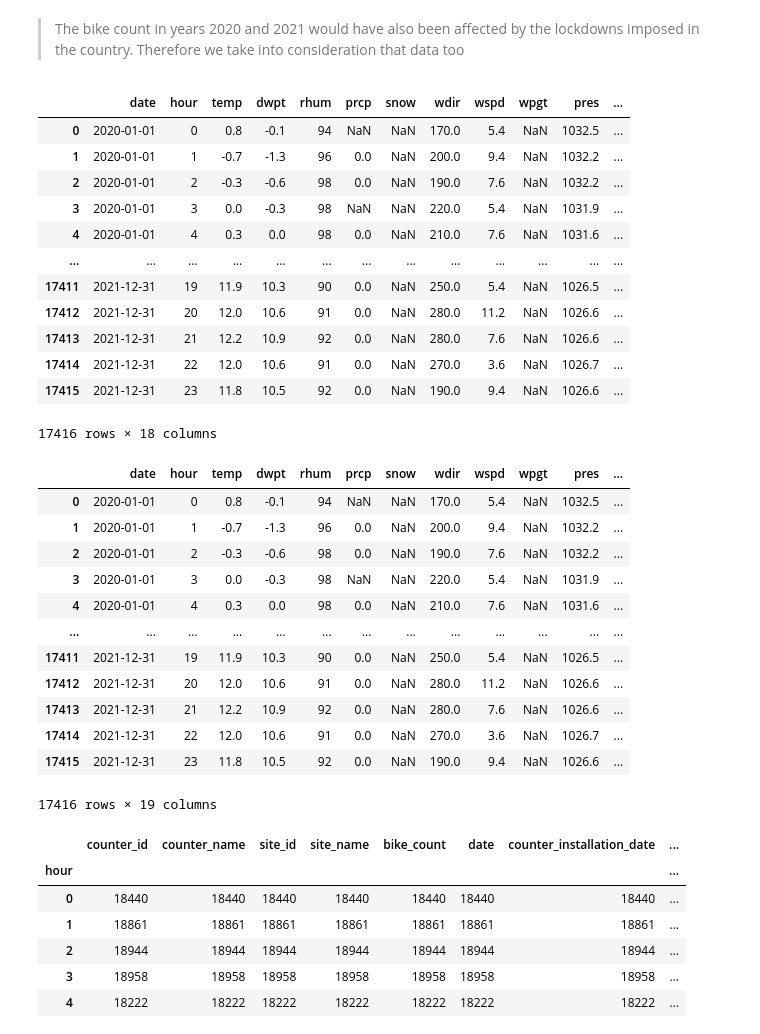
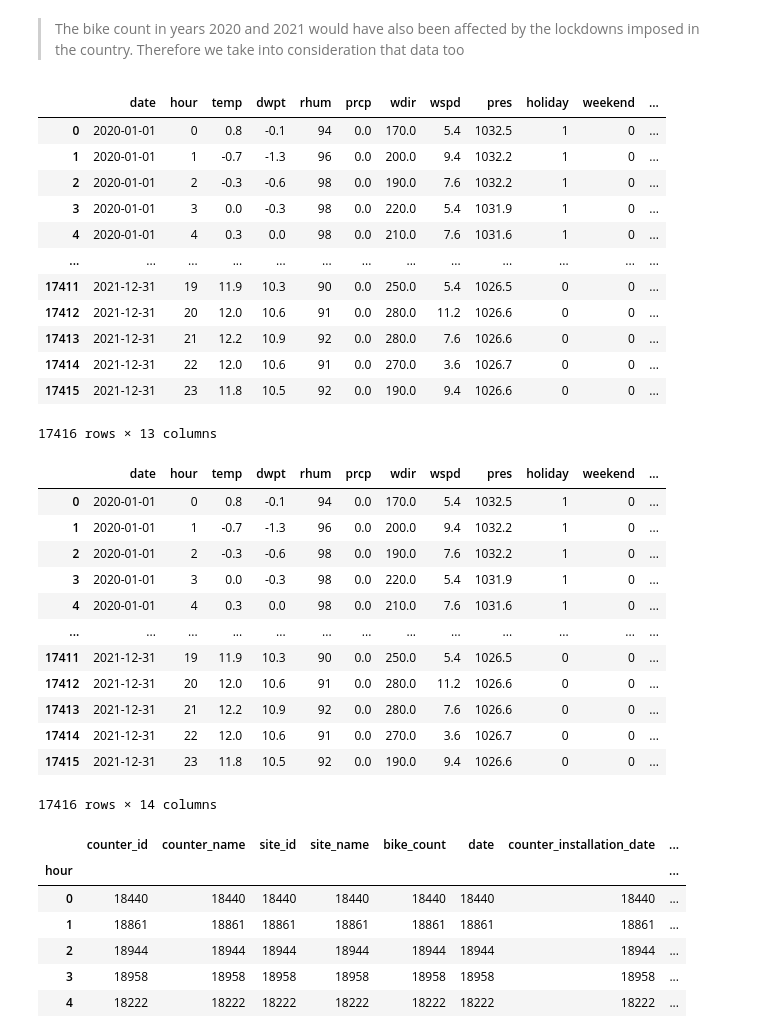
Before and after one commit to harshitshangari/Python_DS_Project, a Jupyter notebook: EDA.ipynb, the cells around one changed output. Drawn from its saved outputs; the diff is of its cells as text; code cells hidden in the pictures.

```diff
--- a/EDA.ipynb
+++ b/EDA.ipynb
@@ -21,4 +135,4 @@ test_data = pd.read_parquet(Path("data") / "test.parquet")
 # %%
 #get external(weather) data for 2020 and 2021
-df1 = pd.read_csv('2020.csv')
-df2 = pd.read_csv('2021.csv')
+df1 = pd.read_csv(Path("Final_Files") / "2020.csv")
+df1 = pd.read_csv(Path("Final_Files") / "2021.csv")
@@ -41,3 +245,9 @@ df2
+# %%
+df1 = df1.drop(columns=['snow', 'wpgt','tsun','coco'], axis=1)
+df1 = df1.fillna(method='bfill')
+# %%
+df2 = df2.drop(columns=['snow', 'wpgt','tsun','Coco'], axis=1)
+df2 = df2.fillna(method='bfill')
 # %% [markdown]
 > Apart from weather, the cyclist traffic will also depend on specific days such as weekday/weekend of public hoplidays, so we will add that data accordingly
 # %%
@@ -123,45 +364,47 @@ weather.lockdown2 = weather.lockdown2.replace([True, False], [1, 0])
 # %%
 weather
 # %% [output]
-|  | date | hour | temp | dwpt | rhum | prcp | snow | wdir | wspd | wpgt | pres | ... |
-| 0 | 2020-01-01 | 0 | 0.8 | -0.1 | 94 | NaN | NaN | 170.0 | 5.4 | NaN | 1032.5 | ... |
-| 1 | 2020-01-01 | 1 | -0.7 | -1.3 | 96 | 0.0 | NaN | 200.0 | 9.4 | NaN | 1032.2 | ... |
-| 2 | 2020-01-01 | 2 | -0.3 | -0.6 | 98 | 0.0 | NaN | 190.0 | 7.6 | NaN | 1032.2 | ... |
-| 3 | 2020-01-01 | 3 | 0.0 | -0.3 | 98 | NaN | NaN | 220.0 | 5.4 | NaN | 1031.9 | ... |
-| 4 | 2020-01-01 | 4 | 0.3 | 0.0 | 98 | 0.0 | NaN | 210.0 | 7.6 | NaN | 1031.6 | ... |
+|  | date | hour | temp | dwpt | rhum | prcp | wdir | wspd | pres | holiday | weekend | ... |
+| 0 | 2020-01-01 | 0 | 0.8 | -0.1 | 94 | 0.0 | 170.0 | 5.4 | 1032.5 | 1 | 0 | ... |
+| 1 | 2020-01-01 | 1 | -0.7 | -1.3 | 96 | 0.0 | 200.0 | 9.4 | 1032.2 | 1 | 0 | ... |
+| 2 | 2020-01-01 | 2 | -0.3 | -0.6 | 98 | 0.0 | 190.0 | 7.6 | 1032.2 | 1 | 0 | ... |
+| 3 | 2020-01-01 | 3 | 0.0 | -0.3 | 98 | 0.0 | 220.0 | 5.4 | 1031.9 | 1 | 0 | ... |
+| 4 | 2020-01-01 | 4 | 0.3 | 0.0 | 98 | 0.0 | 210.0 | 7.6 | 1031.6 | 1 | 0 | ... |
 | ... | ... | ... | ... | ... | ... | ... | ... | ... | ... | ... | ... | ... |
-| 17411 | 2021-12-31 | 19 | 11.9 | 10.3 | 90 | 0.0 | NaN | 250.0 | 5.4 | NaN | 1026.5 | ... |
-| 17412 | 2021-12-31 | 20 | 12.0 | 10.6 | 91 | 0.0 | NaN | 280.0 | 11.2 | NaN | 1026.6 | ... |
-| 17413 | 2021-12-31 | 21 | 12.2 | 10.9 | 92 | 0.0 | NaN | 280.0 | 7.6 | NaN | 1026.6 | ... |
-| 17414 | 2021-12-31 | 22 | 12.0 | 10.6 | 91 | 0.0 | NaN | 270.0 | 3.6 | NaN | 1026.7 | ... |
-| 17415 | 2021-12-31 | 23 | 11.8 | 10.5 | 92 | 0.0 | NaN | 190.0 | 9.4 | NaN | 1026.6 | ... |
+| 17411 | 2021-12-31 | 19 | 11.9 | 10.3 | 90 | 0.0 | 250.0 | 5.4 | 1026.5 | 0 | 0 | ... |
+| 17412 | 2021-12-31 | 20 | 12.0 | 10.6 | 91 | 0.0 | 280.0 | 11.2 | 1026.6 | 0 | 0 | ... |
+| 17413 | 2021-12-31 | 21 | 12.2 | 10.9 | 92 | 0.0 | 280.0 | 7.6 | 1026.6 | 0 | 0 | ... |
+| 17414 | 2021-12-31 | 22 | 12.0 | 10.6 | 91 | 0.0 | 270.0 | 3.6 | 1026.7 | 0 | 0 | ... |
+| 17415 | 2021-12-31 | 23 | 11.8 | 10.5 | 92 | 0.0 | 190.0 | 9.4 | 1026.6 | 0 | 0 | ... |
-17416 rows × 18 columns
+17416 rows × 13 columns
 # %%
 # add season as a numerical column depending on the month of the year
 """
 mapping:
 0 - spring
 1 - summer
 2 - fall
 3 - winter
 """
 weather.loc[:, "season"] = weather["date"].dt.month
-weather.season = weather.season.replace([1,2,3,4,5,6,7,8,9,10,11,12], [3,3,3,0,0,1,1,1,1,2,2,3])
+weather_dict = {1 : 3,  2 : 3,  3 : 3,  4 : 0, 5 : 0,
+                6 : 1, 7 : 1, 8 : 1, 9 : 1, 10 : 2, 11 : 2, 12 : 3}
+weather.season = weather.season.replace(weather_dict)
 weather
 # %% [output]
-|  | date | hour | temp | dwpt | rhum | prcp | snow | wdir | wspd | wpgt | pres | ... |
-| 0 | 2020-01-01 | 0 | 0.8 | -0.1 | 94 | NaN | NaN | 170.0 | 5.4 | NaN | 1032.5 | ... |
-| 1 | 2020-01-01 | 1 | -0.7 | -1.3 | 96 | 0.0 | NaN | 200.0 | 9.4 | NaN | 1032.2 | ... |
-| 2 | 2020-01-01 | 2 | -0.3 | -0.6 | 98 | 0.0 | NaN | 190.0 | 7.6 | NaN | 1032.2 | ... |
-| 3 | 2020-01-01 | 3 | 0.0 | -0.3 | 98 | NaN | NaN | 220.0 | 5.4 | NaN | 1031.9 | ... |
-| 4 | 2020-01-01 | 4 | 0.3 | 0.0 | 98 | 0.0 | NaN | 210.0 | 7.6 | NaN | 1031.6 | ... |
+|  | date | hour | temp | dwpt | rhum | prcp | wdir | wspd | pres | holiday | weekend | ... |
+| 0 | 2020-01-01 | 0 | 0.8 | -0.1 | 94 | 0.0 | 170.0 | 5.4 | 1032.5 | 1 | 0 | ... |
+| 1 | 2020-01-01 | 1 | -0.7 | -1.3 | 96 | 0.0 | 200.0 | 9.4 | 1032.2 | 1 | 0 | ... |
+| 2 | 2020-01-01 | 2 | -0.3 | -0.6 | 98 | 0.0 | 190.0 | 7.6 | 1032.2 | 1 | 0 | ... |
+| 3 | 2020-01-01 | 3 | 0.0 | -0.3 | 98 | 0.0 | 220.0 | 5.4 | 1031.9 | 1 | 0 | ... |
+| 4 | 2020-01-01 | 4 | 0.3 | 0.0 | 98 | 0.0 | 210.0 | 7.6 | 1031.6 | 1 | 0 | ... |
 | ... | ... | ... | ... | ... | ... | ... | ... | ... | ... | ... | ... | ... |
-| 17411 | 2021-12-31 | 19 | 11.9 | 10.3 | 90 | 0.0 | NaN | 250.0 | 5.4 | NaN | 1026.5 | ... |
-| 17412 | 2021-12-31 | 20 | 12.0 | 10.6 | 91 | 0.0 | NaN | 280.0 | 11.2 | NaN | 1026.6 | ... |
-| 17413 | 2021-12-31 | 21 | 12.2 | 10.9 | 92 | 0.0 | NaN | 280.0 | 7.6 | NaN | 1026.6 | ... |
-| 17414 | 2021-12-31 | 22 | 12.0 | 10.6 | 91 | 0.0 | NaN | 270.0 | 3.6 | NaN | 1026.7 | ... |
-| 17415 | 2021-12-31 | 23 | 11.8 | 10.5 | 92 | 0.0 | NaN | 190.0 | 9.4 | NaN | 1026.6 | ... |
+| 17411 | 2021-12-31 | 19 | 11.9 | 10.3 | 90 | 0.0 | 250.0 | 5.4 | 1026.5 | 0 | 0 | ... |
+| 17412 | 2021-12-31 | 20 | 12.0 | 10.6 | 91 | 0.0 | 280.0 | 11.2 | 1026.6 | 0 | 0 | ... |
+| 17413 | 2021-12-31 | 21 | 12.2 | 10.9 | 92 | 0.0 | 280.0 | 7.6 | 1026.6 | 0 | 0 | ... |
+| 17414 | 2021-12-31 | 22 | 12.0 | 10.6 | 91 | 0.0 | 270.0 | 3.6 | 1026.7 | 0 | 0 | ... |
+| 17415 | 2021-12-31 | 23 | 11.8 | 10.5 | 92 | 0.0 | 190.0 | 9.4 | 1026.6 | 0 | 0 | ... |
-17416 rows × 19 columns
+17416 rows × 14 columns
 # %%
 train_data.loc[:, "hour"] = train_data["date"].dt.hour
 train_data[train_data['log_bike_count']<3.5].groupby(by='hour').count()
```
Also changed, not shown: parts of 28 cells of this notebook.
